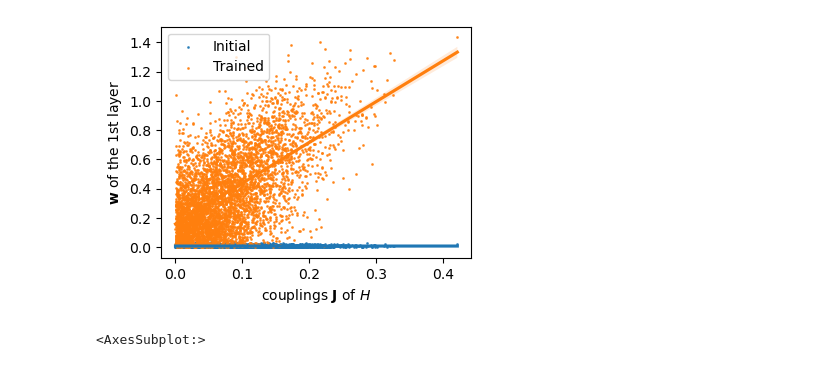
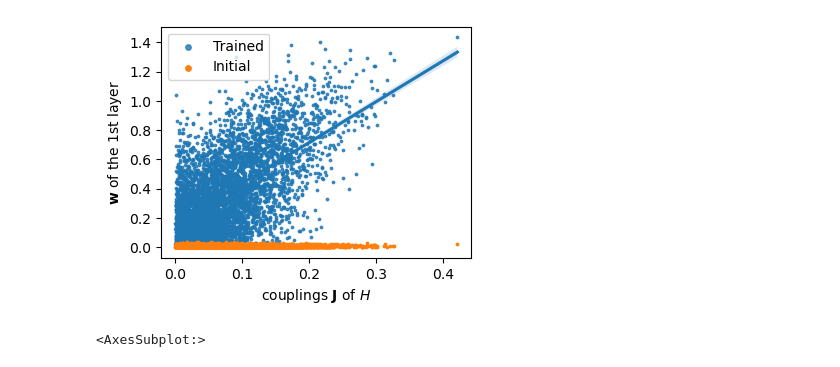
Before and after one commit to ocadni/h2arnn, a Jupyter notebook: results/SK/MC_img.ipynb, the cells around one changed output. Cells and saved outputs as stored; diff of their text form; code cells hidden in the pictures.

```diff
--- a/results/SK/MC_img.ipynb
+++ b/results/SK/MC_img.ipynb
@@ -69,14 +72,22 @@ Notes:
 [1] Standard Errors assume that the covariance matrix of the errors is correctly specified.
 # %%
 import matplotlib.pyplot as plt
+import itertools
 fig, ax = plt.subplots(figsize=(4,3))
-sns.regplot(x=JJ, y=JJ_not, ax=ax, scatter_kws={"s": 1}, scatter=True, label = "Initial")
-sns.regplot(x=JJ, y=JJ_net, ax=ax, scatter_kws={"s": 1}, scatter=True, label = "Trained")
+colors = itertools.cycle(plt.rcParams['axes.prop_cycle'].by_key()['color'])
+sns.regplot(x=JJ, y=JJ_net, ax=ax, scatter_kws={"s": 3}, scatter=True, label = "Trained")
+next(colors)
+ax.scatter(JJ, JJ_not, s=3, label = "Initial", ls="None", c=next(colors))
 #ax = sns.regplot(x=JJ, y=JJ_net, x_bins=15, ax = ax)
-ax.legend()
+#ax.legend()
 ax.set_ylabel("$\mathbf{w}$ of the 1st layer")
 ax.set_xlabel(r"couplings $\mathbf{J}$ of $H$")
+
+lgnd = plt.legend(loc="upper left", scatterpoints=1, fontsize=10)
+lgnd.legendHandles[0]._sizes = [15]
+lgnd.legendHandles[1]._sizes = [15]
+
 plt.savefig("../tex/img/MC_img.pdf", bbox_inches='tight')
 plt.show()
 # %% [output]
-[figure, old version]
+[figure, new version]
```
Also changed, not shown: parts of 5 cells of this notebook, 2 other files.
